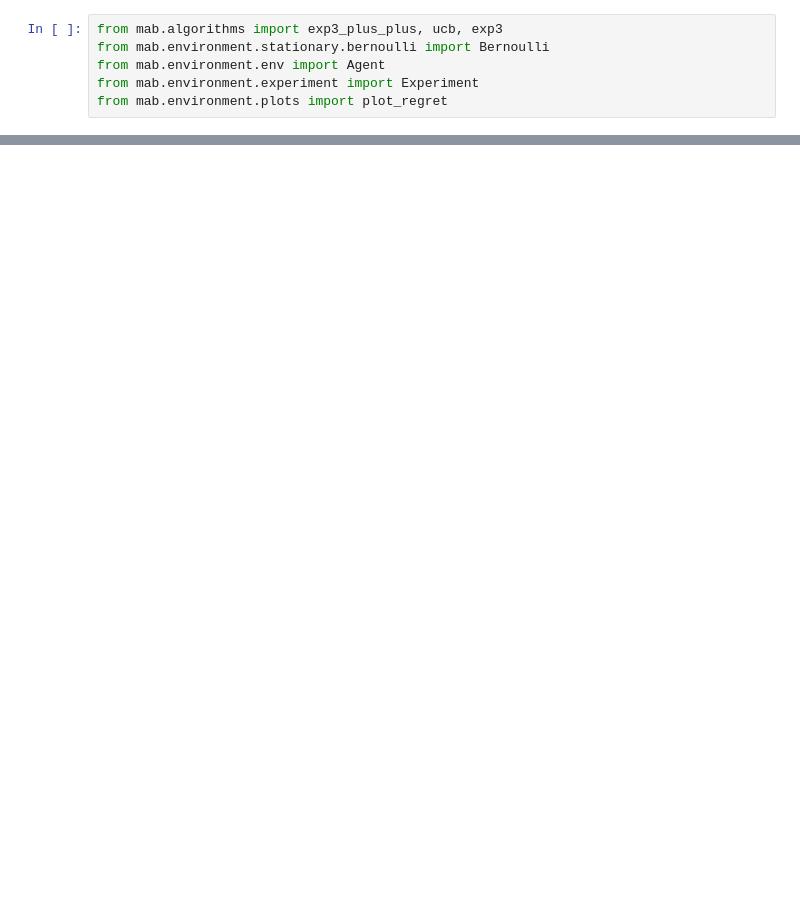
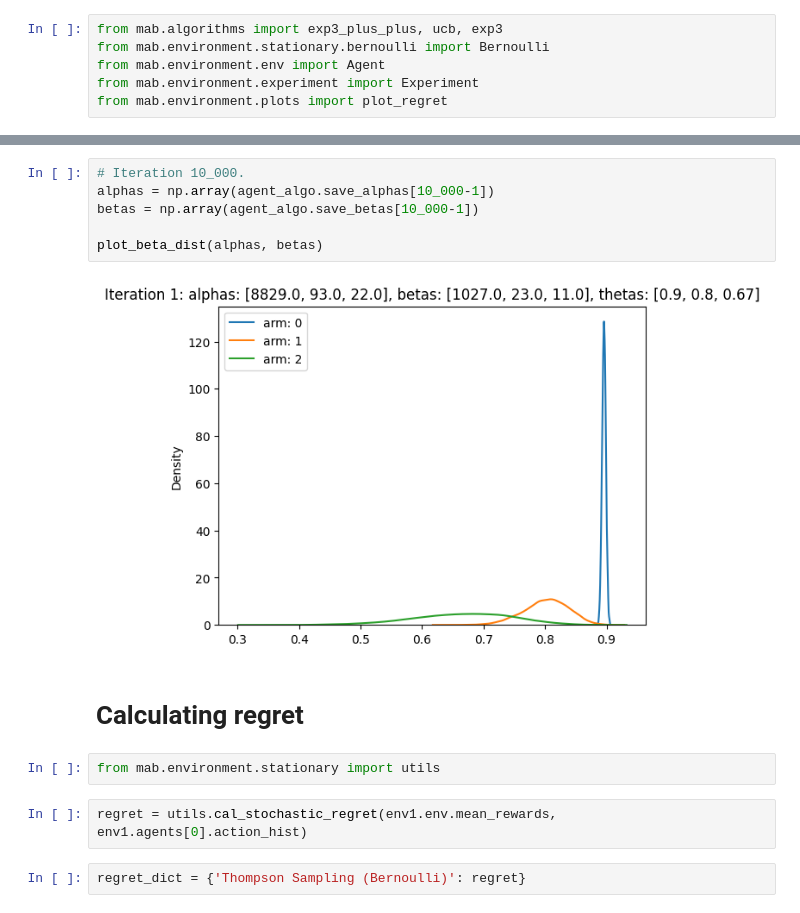
Before and after one commit to kishan-chakraborty/Bandit, a Jupyter notebook: experiments/Thompson Sampling Presentation(DA6071)/experiment_analysis.ipynb, the cells around one changed output, grey strips where cells are left out. Drawn from its saved outputs; the diff is of its cells as text; blank space fills up the shorter version.

Commit message:
bernoulli ts for class presentation

```diff
--- a/experiments/Thompson Sampling Presentation(DA6071)/experiment_analysis.ipynb
+++ b/experiments/Thompson Sampling Presentation(DA6071)/experiment_analysis.ipynb
@@ -28,0 +77,16 @@ array([0.89924206, 0.78095238, 0.62068966])
+# %%
+# Iteration 10_000.
+alphas = np.array(agent_algo.save_alphas[10_000-1])
+betas = np.array(agent_algo.save_betas[10_000-1])
+
+plot_beta_dist(alphas, betas)
+# %% [output]
+[figure, added]
+# %% [markdown]
+# Calculating regret
+# %%
+from mab.environment.stationary import utils
+# %%
+regret = utils.cal_stochastic_regret(env1.env.mean_rewards, env1.agents[0].action_hist)
+# %%
+regret_dict = {'Thompson Sampling (Bernoulli)': regret}
```
Also changed, not shown: parts of 17 cells of this notebook, 2 other files.
